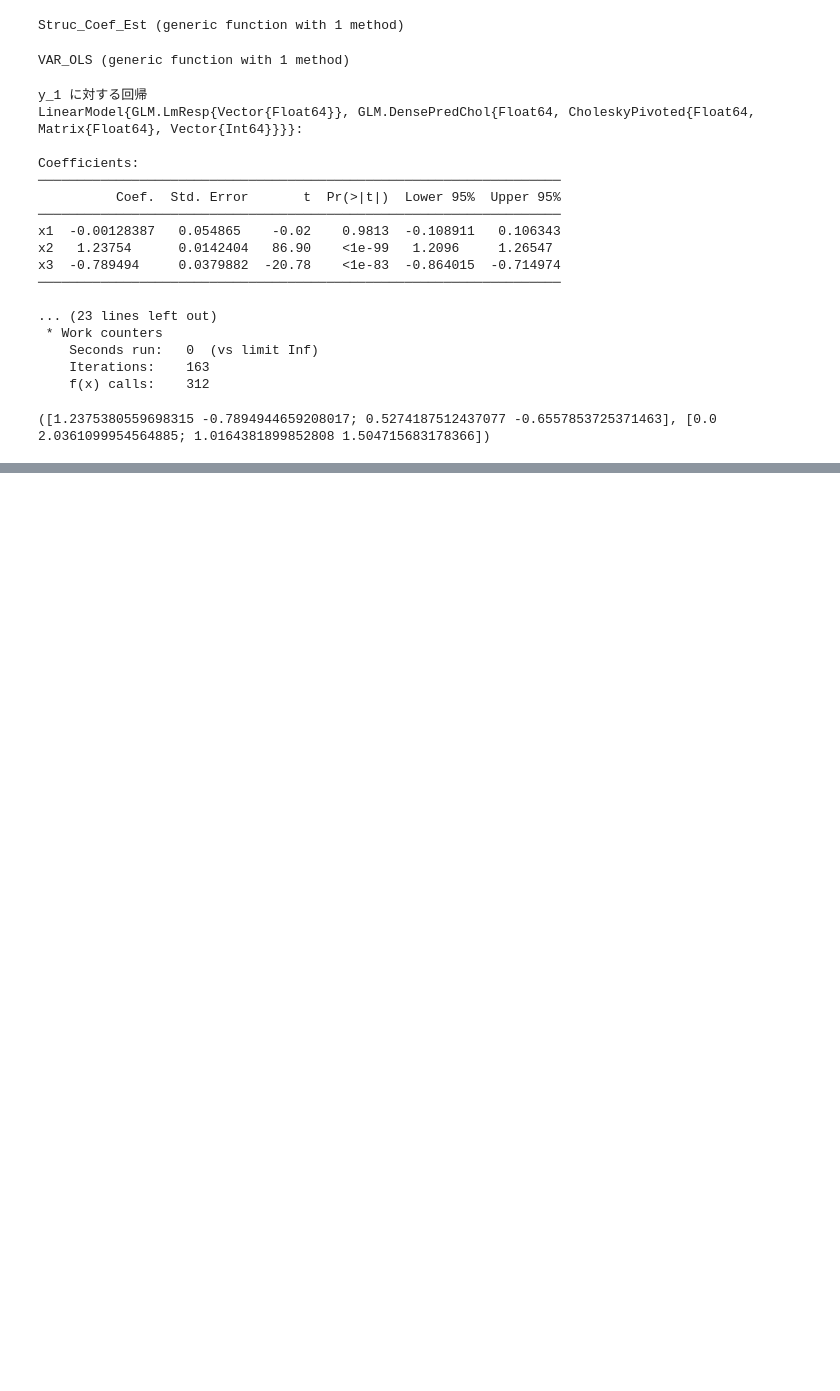
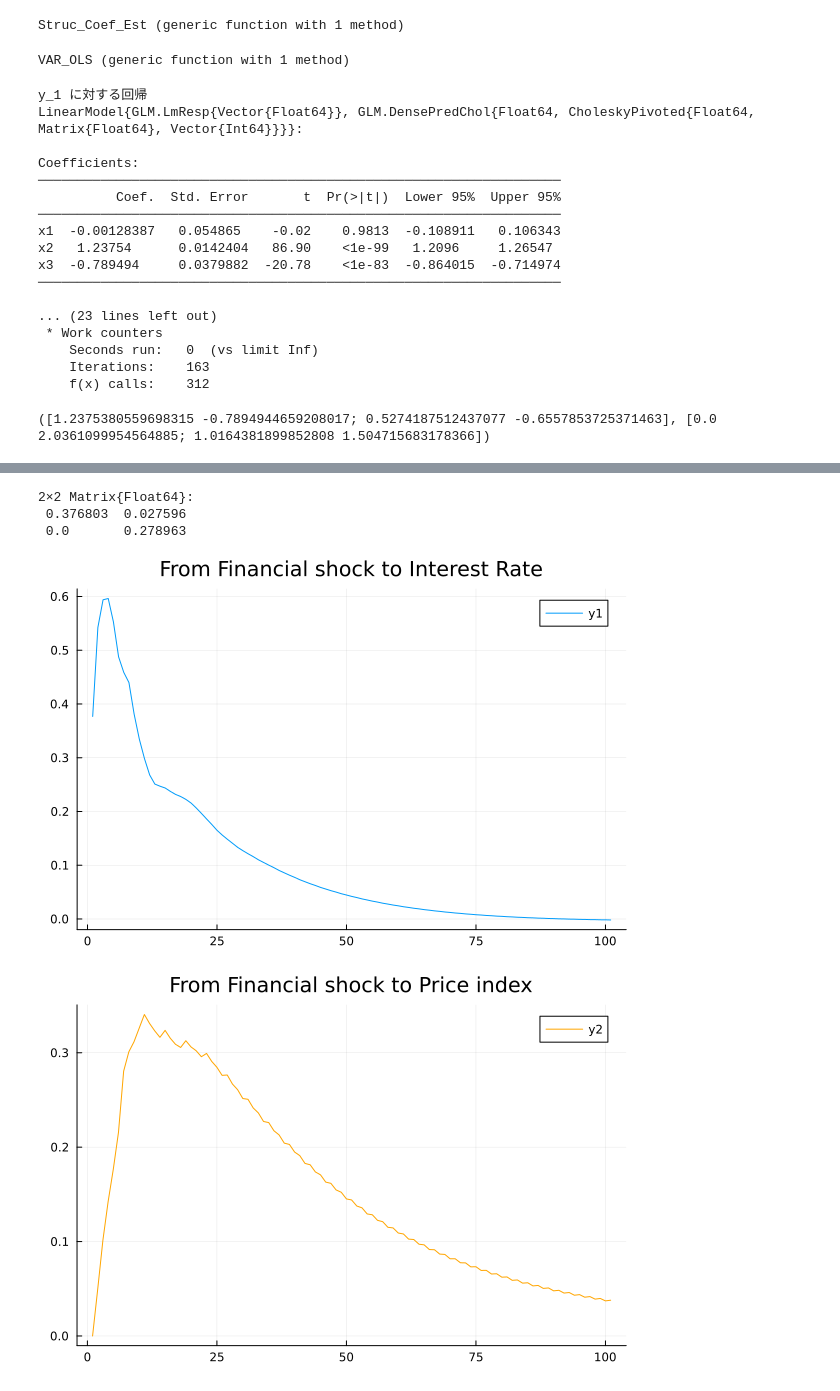
Before and after one commit to kanayama8810/econome_time_series_public, a Jupyter notebook: 2. time_series_VAR.ipynb, the cells around one changed output, grey strips where cells are left out. Drawn from its saved outputs; the diff is of its cells as text; code cells hidden in the pictures; blank space fills up the shorter version.

```diff
--- a/2. time_series_VAR.ipynb
+++ b/2. time_series_VAR.ipynb
@@ -264,0 +298,2 @@ display(plot(Resp2[:,2], title = "e2's shock effect to y2's response", label = "
+# %%
+y = data[:,5:6]
@@ -264,0 +342,2 @@ display(plot(Resp2[:,2], title = "e2's shock effect to y2's response", label = "
+# %%
+p_sel = 9
@@ -264,0 +391,2 @@ display(plot(Resp2[:,2], title = "e2's shock effect to y2's response", label = "
+# %%
+phi, C_est = VAR_OLS(y, p_sel)
@@ -264,0 +412,2 @@ display(plot(Resp2[:,2], title = "e2's shock effect to y2's response", label = "
+# %%
+phi_p = [phi[:,i:i+1] for i in 1:2:2*p_sel]
@@ -264,0 +425,39 @@ display(plot(Resp2[:,2], title = "e2's shock effect to y2's response", label = "
+# %%
+C_est
+# %% [output]
+2×2 Matrix{Float64}:
+ 0.376803  0.027596
+ 0.0       0.278963
+# %%
+#2変量VAR(9)のインパルス応答関数描画
+
+plotT = 100 #描画最大期
+
+#金融ショック
+Resp1 = zeros(plotT+p_sel, 2)
+Resp1[p_sel, :] = C_est * [1.0; .0]
+for t in 1:plotT
+    for j in 1:p_sel
+        Resp1[t+p_sel,:] .+= phi_p[j] * Resp1[t+j-1,:]
+    end
+end
+
+#物価ショック
+Resp2 = zeros(plotT+p_sel, 2)
+Resp2[p_sel, :] = C_est * [.0; 1.0]
+for t in 1:plotT
+    for j in 1:p_sel
+        Resp2[t+p_sel,:] .+= phi_p[j] * Resp2[t+j-1,:]
+    end
+end
+
+Resp1 = Resp1[p_sel:plotT+p_sel, :]
+Resp2 = Resp2[p_sel:plotT+p_sel, :]
+
+display(plot(Resp1[:,1], title = "From Financial shock to Interest Rate", label = "y1"))
+display(plot(Resp1[:,2], title = "From Financial shock to Price index", label = "y2", linecolor = "orange"))
+display(plot(Resp2[:,1], title = "From Price shock to Interest Rate", label = "y1", linecolor = "lightgreen"))
+display(plot(Resp2[:,2], title = "From Price shock to Price Index", label = "y2", linecolor = "purple"))
+# %% [output]
+[figure, added]
+[figure, added]
```
Also changed, not shown: parts of 14 cells of this notebook, 1 other file.
